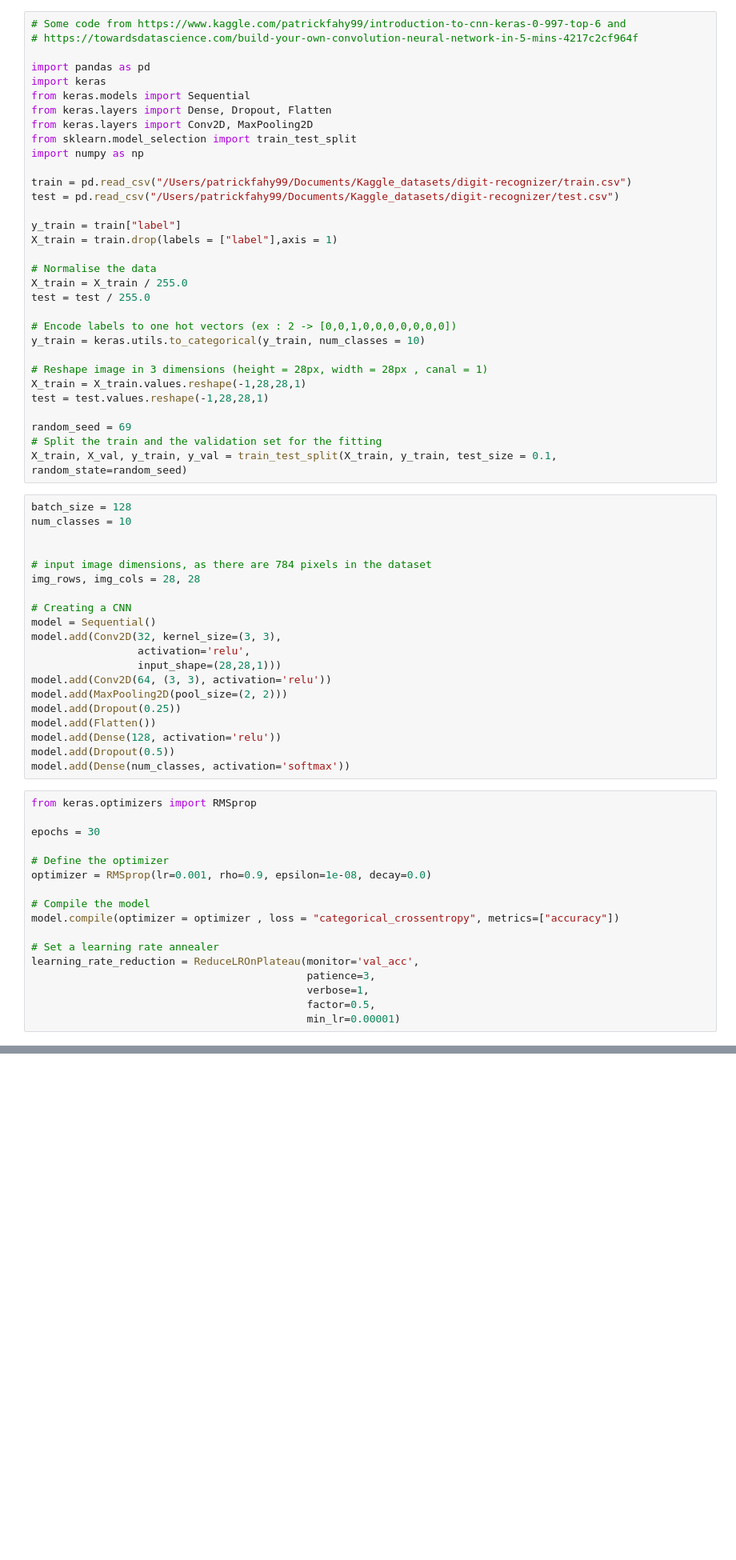
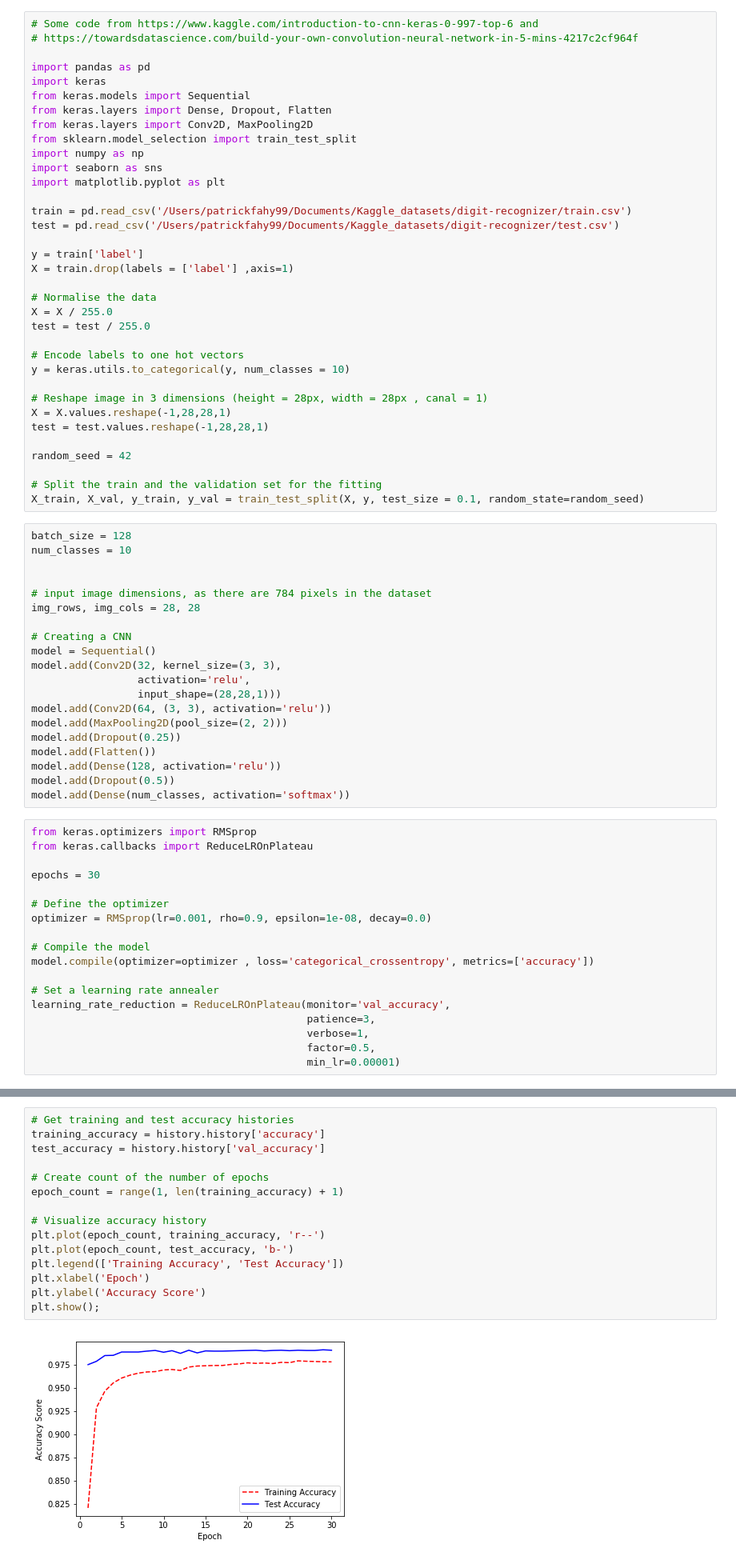
Before and after one commit to PatrickFahy99/Projects, a Jupyter notebook: Non-Finance/MNIST_CNN.ipynb, the cells around one changed output, grey strips where cells are left out. Shown at 80% size. Cells and saved outputs as stored; diff of their text form; blank space fills up the shorter version.

```diff
--- a/Non-Finance/MNIST_CNN.ipynb
+++ b/Non-Finance/MNIST_CNN.ipynb
@@ -1,5 +1,5 @@
 # %%
-# Some code from https://www.kaggle.com/patrickfahy99/introduction-to-cnn-keras-0-997-top-6 and
+# Some code from https://www.kaggle.com/introduction-to-cnn-keras-0-997-top-6 and
 # https://towardsdatascience.com/build-your-own-convolution-neural-network-in-5-mins-4217c2cf964f
 
 import pandas as pd
@@ -9,27 +9,30 @@ from keras.layers import Dense, Dropout, Flatten
 from keras.layers import Conv2D, MaxPooling2D
 from sklearn.model_selection import train_test_split
 import numpy as np
+import seaborn as sns
+import matplotlib.pyplot as plt
 
-train = pd.read_csv("/Users/patrickfahy99/Documents/Kaggle_datasets/digit-recognizer/train.csv")
-test = pd.read_csv("/Users/patrickfahy99/Documents/Kaggle_datasets/digit-recognizer/test.csv")
+train = pd.read_csv('/Users/patrickfahy99/Documents/Kaggle_datasets/digit-recognizer/train.csv')
+test = pd.read_csv('/Users/patrickfahy99/Documents/Kaggle_datasets/digit-recognizer/test.csv')
 
-y_train = train["label"]
-X_train = train.drop(labels = ["label"],axis = 1)
+y = train['label']
+X = train.drop(labels = ['label'] ,axis=1)
 
 # Normalise the data
-X_train = X_train / 255.0
+X = X / 255.0
 test = test / 255.0
 
-# Encode labels to one hot vectors (ex : 2 -> [0,0,1,0,0,0,0,0,0,0])
-y_train = keras.utils.to_categorical(y_train, num_classes = 10)
+# Encode labels to one hot vectors
+y = keras.utils.to_categorical(y, num_classes = 10)
 
 # Reshape image in 3 dimensions (height = 28px, width = 28px , canal = 1)
-X_train = X_train.values.reshape(-1,28,28,1)
+X = X.values.reshape(-1,28,28,1)
 test = test.values.reshape(-1,28,28,1)
 
-random_seed = 69
+random_seed = 42
+
 # Split the train and the validation set for the fitting
-X_train, X_val, y_train, y_val = train_test_split(X_train, y_train, test_size = 0.1, random_state=random_seed)
+X_train, X_val, y_train, y_val = train_test_split(X, y, test_size = 0.1, random_state=random_seed)
 # %%
 batch_size = 128
 num_classes = 10
@@ -52,6 +55,7 @@ model.add(Dropout(0.5))
 model.add(Dense(num_classes, activation='softmax'))
 # %%
 from keras.optimizers import RMSprop
+from keras.callbacks import ReduceLROnPlateau
 
 epochs = 30
 
@@ -59,10 +63,10 @@ epochs = 30
 optimizer = RMSprop(lr=0.001, rho=0.9, epsilon=1e-08, decay=0.0)
 
 # Compile the model
-model.compile(optimizer = optimizer , loss = "categorical_crossentropy", metrics=["accuracy"])
+model.compile(optimizer=optimizer , loss='categorical_crossentropy', metrics=['accuracy'])
 
 # Set a learning rate annealer
-learning_rate_reduction = ReduceLROnPlateau(monitor='val_acc',
+learning_rate_reduction = ReduceLROnPlateau(monitor='val_accuracy',
                                             patience=3,
                                             verbose=1,
                                             factor=0.5,
@@ -95,0 +120,17 @@ history = model.fit_generator(datagen.flow(X_train,y_train, batch_size=batch_siz
+# %%
+# Get training and test accuracy histories
+training_accuracy = history.history['accuracy']
+test_accuracy = history.history['val_accuracy']
+
+# Create count of the number of epochs
+epoch_count = range(1, len(training_accuracy) + 1)
+
+# Visualize accuracy history
+plt.plot(epoch_count, training_accuracy, 'r--')
+plt.plot(epoch_count, test_accuracy, 'b-')
+plt.legend(['Training Accuracy', 'Test Accuracy'])
+plt.xlabel('Epoch')
+plt.ylabel('Accuracy Score')
+plt.show();
+# %% [output]
+[figure, added]
```
Also changed, not shown: parts of 4 cells of this notebook.
